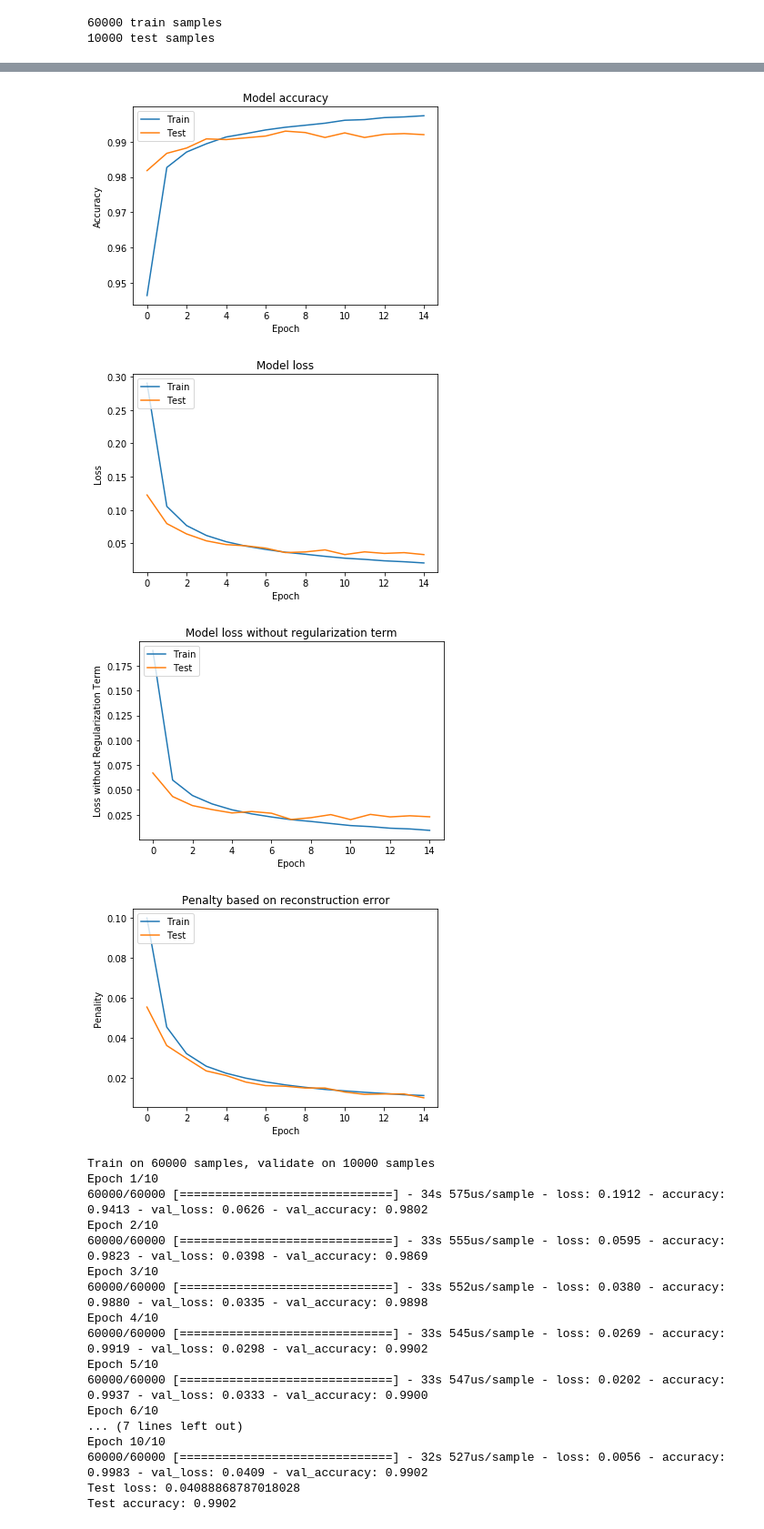
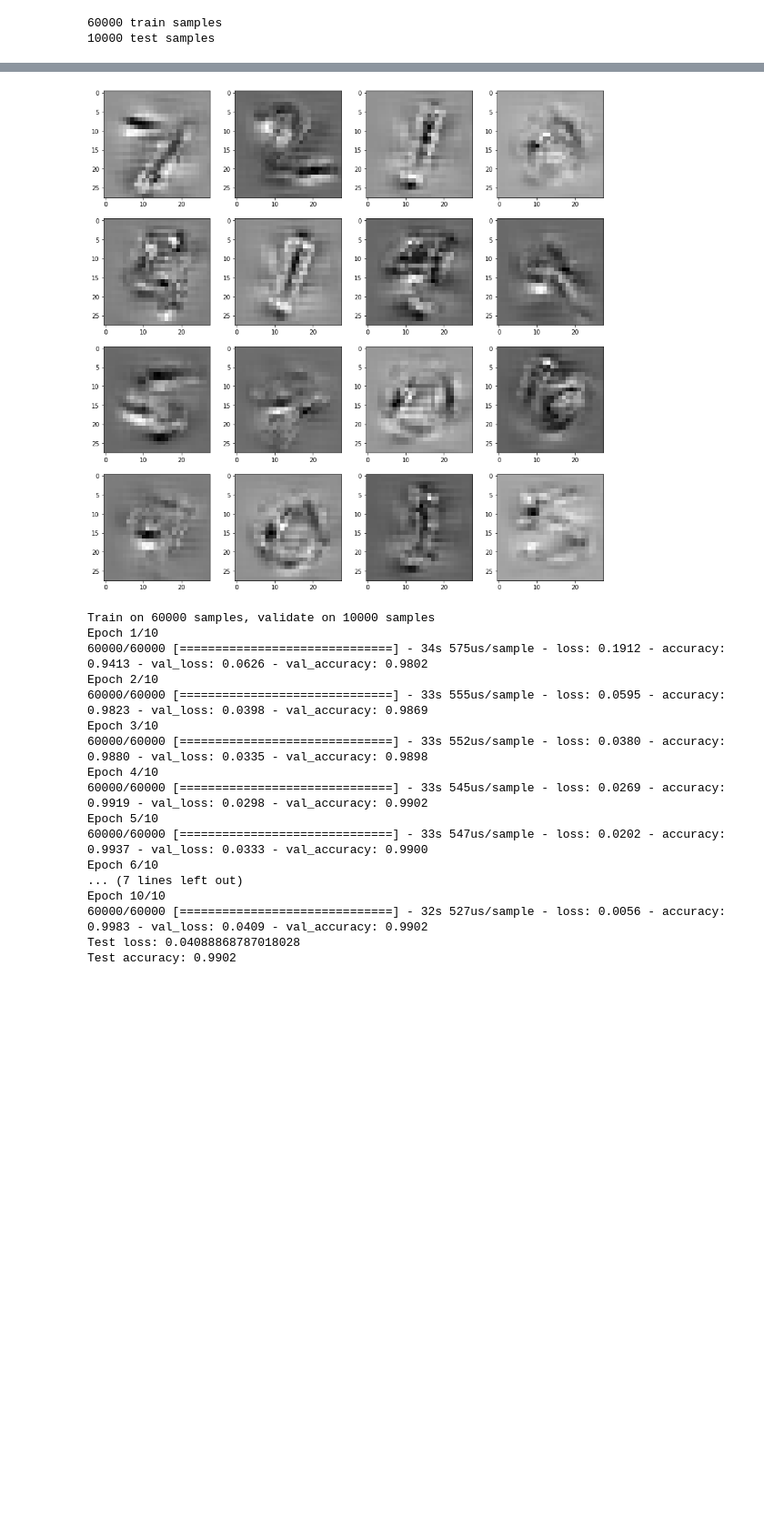
Before and after one commit to senyuan-juncheng/TensorProjectionLayer, a Jupyter notebook: TensorProjectionLayer.ipynb, the cells around one changed output, grey strips where cells are left out. Shown: that part at 91% size. Drawn from its saved outputs; the diff is of its cells as text; code cells hidden in the pictures; blank space fills up the shorter version.

```diff
--- a/TensorProjectionLayer.ipynb
+++ b/TensorProjectionLayer.ipynb
@@ -323,16 +297,0 @@ plt.show()
-# %%
-### TensorProjection Layer ###
-model = tf.keras.Sequential();
-model.add(tf.keras.layers.Conv2D(32, kernel_size=(3,3),strides=1, padding='same',activation='relu', input_shape=input_shape));
-model.add(tf.keras.layers.AveragePooling2D((2,2)));
-model.add(tf.keras.layers.Conv2D(32, kernel_size=(3,3),strides=1, padding='same',activation='relu'));
-model.add(TensorProjectionLayer(7, 7, 16, regularization='total_variation', rate=1.0));
-#model.add(TensorProjectionLayer(7, 7, 16, regularization='reconstruction_error', rate=1.0));
-model.add(tf.keras.layers.Flatten())
-model.add(tf.keras.layers.Dense(160, activation='relu'))
-model.add(tf.keras.layers.Dense(num_classes, activation='softmax'))
-model.compile(loss=tf.keras.losses.categorical_crossentropy, optimizer=tf.keras.optimizers.RMSprop(), metrics=['accuracy', tf.keras.metrics.categorical_crossentropy])
-history = model.fit(x_train, y_train, batch_size=batch_size, epochs=epochs, verbose=1, validation_data=(x_test, y_test));
-score = model.evaluate(x_test, y_test, verbose=0);
-print('Test loss:', score[0]);
-print('Test accuracy:', score[1]);
@@ -357,45 +297,0 @@ Test accuracy: 0.992
-# %%
-# Plot training & validation accuracy values
-plt.plot(history.history['accuracy'])
-plt.plot(history.history['val_accuracy'])
-plt.title('Model accuracy')
-plt.ylabel('Accuracy')
-plt.xlabel('Epoch')
-plt.legend(['Train', 'Test'], loc='upper left')
-plt.savefig('accuracy.png');
-plt.show()
-
-# Plot training & validation loss values
-plt.plot(history.history['loss'])
-plt.plot(history.history['val_loss'])
-plt.title('Model loss')
-plt.ylabel('Loss')
-plt.xlabel('Epoch')
-plt.legend(['Train', 'Test'], loc='upper left')
-plt.savefig('loss.png');
-plt.show()
-
-# Plot training & validation loss without regularization term
-plt.plot(history.history['categorical_crossentropy'])
-plt.plot(history.history['val_categorical_crossentropy'])
-plt.title('Model loss without regularization term')
-plt.ylabel('Loss without Regularization Term')
-plt.xlabel('Epoch')
-plt.legend(['Train', 'Test'], loc='upper left')
-plt.savefig('loss-without-regularization.png');
-plt.show()
-
-# Plot reconstruction error
-plt.plot(np.array(history.history['loss'])-np.array(history.history['categorical_crossentropy']))
-plt.plot(np.array(history.history['val_loss'])-np.array(history.history['val_categorical_crossentropy']))
-plt.title('Penalty based on reconstruction error')
-plt.ylabel('Penality')
-plt.xlabel('Epoch')
-plt.legend(['Train', 'Test'], loc='upper left')
-plt.savefig('regularization.png');
-plt.show()
-# %% [output]
-[figure, removed]
-[figure, removed]
-[figure, removed]
-[figure, removed]
@@ -402,3 +306,17 @@ plt.show()
+# %%
+x = tf.constant(x_test);
+with tf.GradientTape() as g:
+    g.watch(x);
+    y = model.call(x);
+    loss = tf.keras.losses.categorical_crossentropy(y_test, y);
+dLdXtest = g.gradient(loss,x);
+# %%
+fig = plt.figure(figsize=(15,15))
+for i in range(16):
+    ax=fig.add_subplot(4,4,i+1);
+    ax.imshow(dLdXtest[i,:,:,0], cmap='gray');
+# %% [output]
+[figure, added]
 # %%
 #### Alternative Version without regularization ####
 # %%
```
Also changed, not shown: parts of 13 cells of this notebook.
